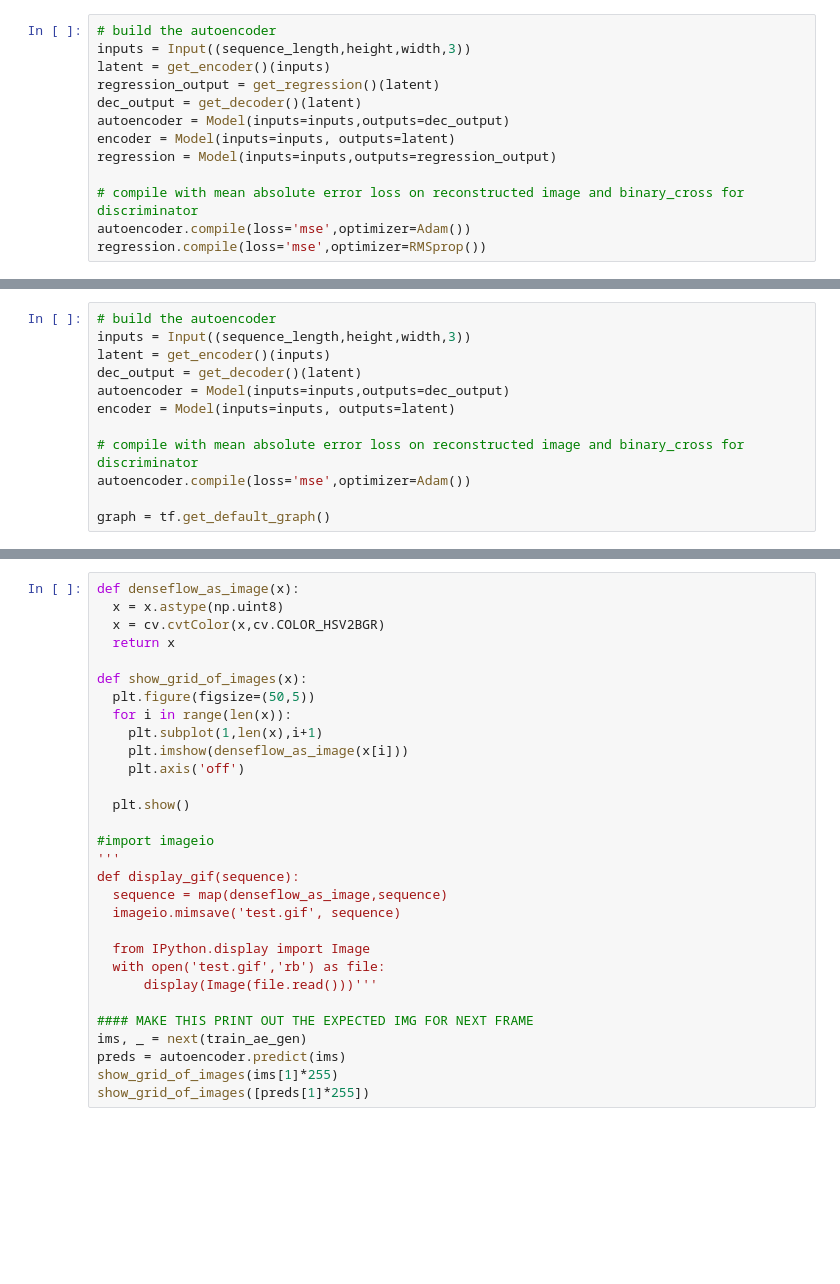
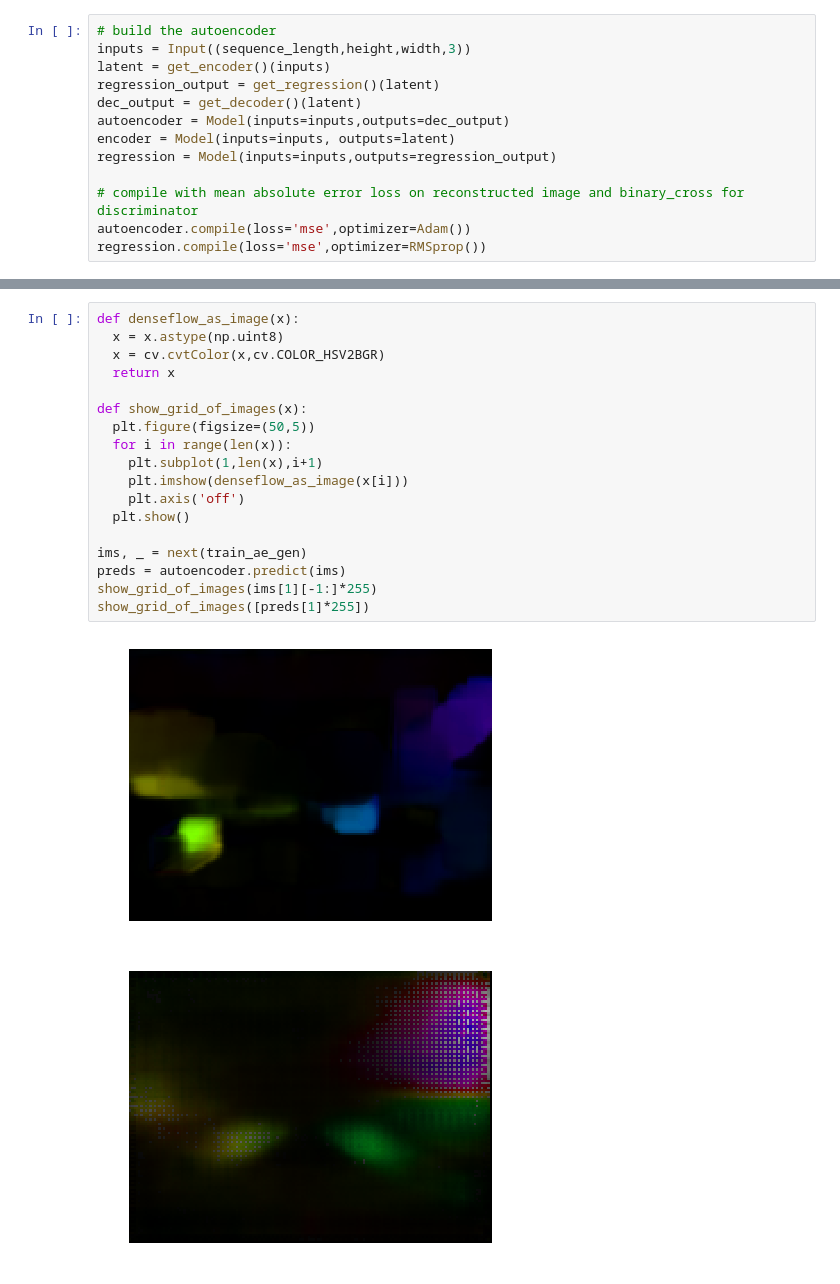
Before and after one commit to jaketerrito/speedchallenge, a Jupyter notebook: autoencoder.ipynb, the cells around one changed output, grey strips where cells are left out. Saved outputs shown, nothing was run; the diff lists cells and outputs as text; blank space fills up the shorter version.

```diff
--- a/autoencoder.ipynb
+++ b/autoencoder.ipynb
@@ -620,12 +319,0 @@ def get_regression():
-# %%
-# build the autoencoder
-inputs = Input((sequence_length,height,width,3))
-latent = get_encoder()(inputs)
-dec_output = get_decoder()(latent)
-autoencoder = Model(inputs=inputs,outputs=dec_output)
-encoder = Model(inputs=inputs, outputs=latent)
-
-# compile with mean absolute error loss on reconstructed image and binary_cross for discriminator
-autoencoder.compile(loss='mse',optimizer=Adam())
-
-graph = tf.get_default_graph()
@@ -744,30 +335,21 @@ plt.clf()
 # %%
 def denseflow_as_image(x):
   x = x.astype(np.uint8)
   x = cv.cvtColor(x,cv.COLOR_HSV2BGR)
   return x
 
 def show_grid_of_images(x):
   plt.figure(figsize=(50,5))
   for i in range(len(x)):
     plt.subplot(1,len(x),i+1)
     plt.imshow(denseflow_as_image(x[i]))
     plt.axis('off')
-
   plt.show()
 
-#import imageio
-'''
-def display_gif(sequence):
-  sequence = map(denseflow_as_image,sequence)
-  imageio.mimsave('test.gif', sequence)
-
-  from IPython.display import Image
-  with open('test.gif','rb') as file:
-      display(Image(file.read()))'''
-
-#### MAKE THIS PRINT OUT THE EXPECTED IMG FOR NEXT FRAME
 ims, _ = next(train_ae_gen)
 preds = autoencoder.predict(ims)
-show_grid_of_images(ims[1]*255)
+show_grid_of_images(ims[1][-1:]*255)
 show_grid_of_images([preds[1]*255])
+# %% [output]
+[figure, added]
+[figure, added]
```
Also changed, not shown: parts of 17 cells of this notebook.
